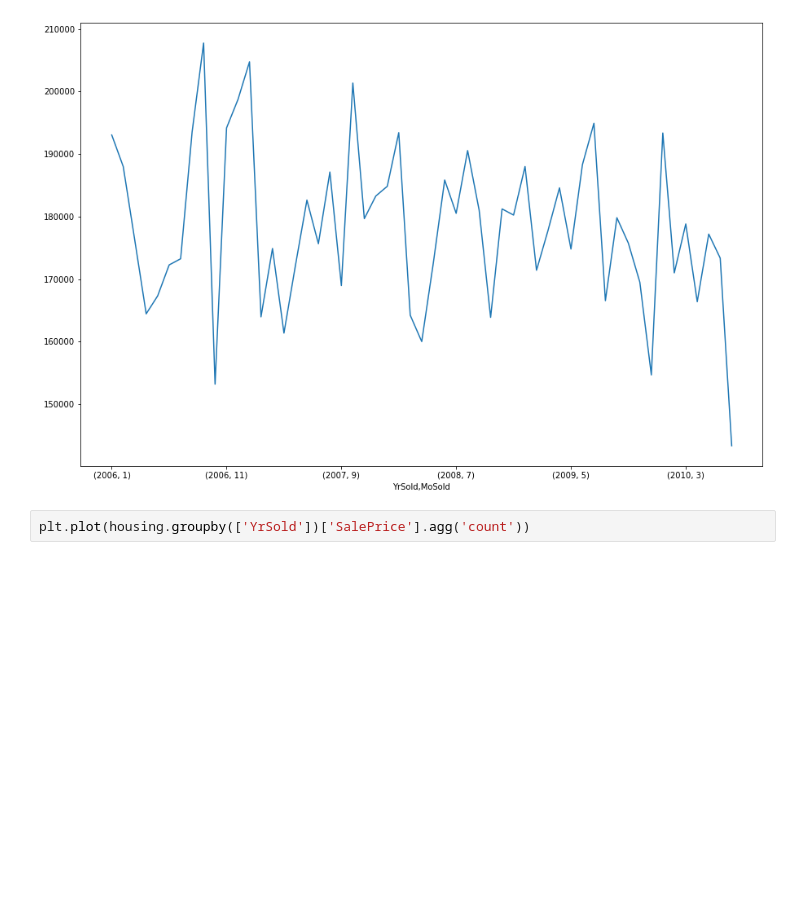
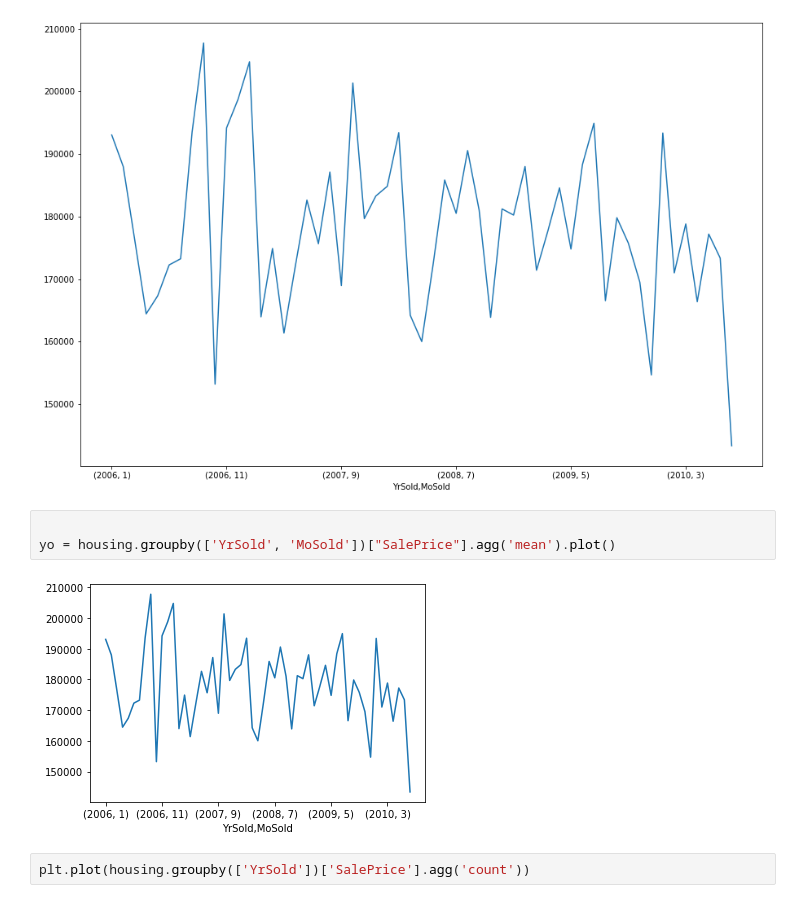
Before and after one commit to djhang99/housing_prices, a Jupyter notebook: Hugh_Goode/EDA_hg.ipynb, the cells around one changed output. Cells and saved outputs as stored; diff of their text form; blank space fills up the shorter version.

```diff
--- a/Hugh_Goode/EDA_hg.ipynb
+++ b/Hugh_Goode/EDA_hg.ipynb
@@ -236,6 +249,11 @@ housing.groupby(['YrSold', 'MoSold'])["SalePrice"].agg('mean').plot(figsize = (1
 # %% [output]
 <matplotlib.axes._subplots.AxesSubplot at 0x...>
 [figure]
+# %%
+
+yo = housing.groupby(['YrSold', 'MoSold'])["SalePrice"].agg('mean').plot()
+# %% [output]
+[figure, added]
 # %%
 plt.plot(housing.groupby(['YrSold'])['SalePrice'].agg('count'))
 # %% [output]
```
Also changed, not shown: parts of 1 cell of this notebook, 29 other files.
